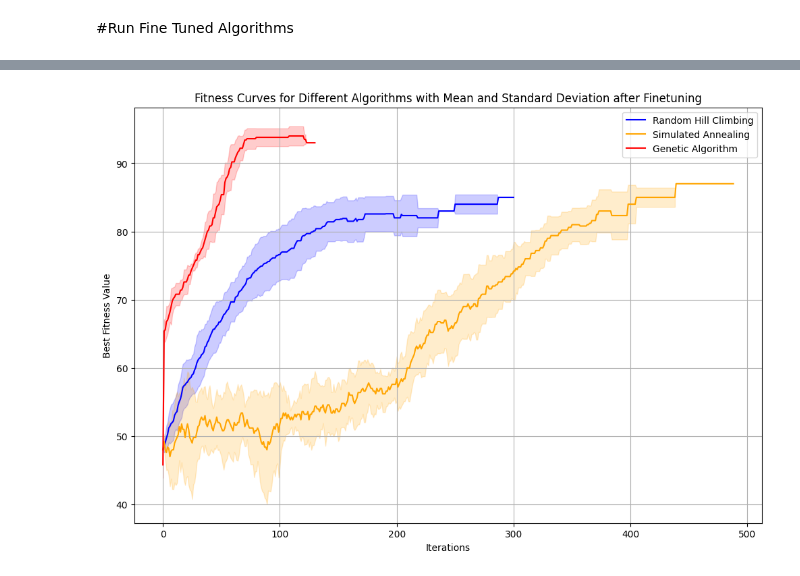
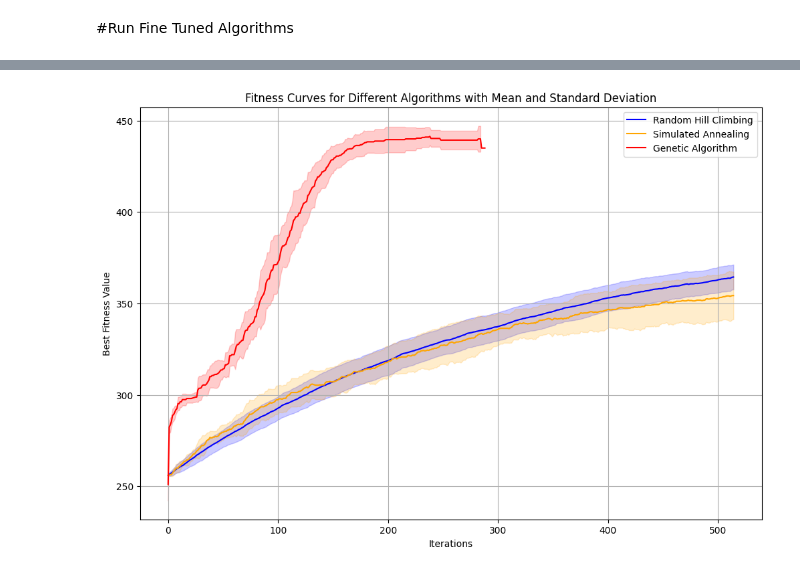
Before and after one commit to ankitrahejagatech/7641HW2, a Jupyter notebook: flipflopHW2.ipynb, the cells around one changed output, grey strips where cells are left out. Drawn from its saved outputs; the diff is of its cells as text; code cells hidden in the pictures.

```diff
--- a/flipflopHW2.ipynb
+++ b/flipflopHW2.ipynb
@@ -418,7 +335,7 @@ combined_ga_run_curves = pd.concat([res[1] for res in ga_results])
 #Run Fine Tuned Algorithms
 # %%
 fitness = mlrose.FlipFlop()
-state = 100
+state = 200
 
 # Function to run optimization algorithms on a given problem
 def finetuned_run_optimizations(problem_length, state):
@@ -444,7 +361,7 @@ def finetuned_run_optimizations(problem_length, state):
                                                                                   max_iters=best_sa_stats['max_iters'],
                                                                                   init_state=init_state_var,
                                                                                   curve=True,
-                                                                                  schedule = mlrose.ExpDecay(init_temp=best_initial_temparature) ,
+                                                                                  schedule = mlrose.ArithDecay(init_temp=best_initial_temparature) ,
                                                                                   random_state=state)
     sa_time = time.time() - start_time
 
@@ -549,5 +466,5 @@ plt.show()
 # %%
-seeds = [42, 43, 44, 45, 46]
+seeds = [42, 43, 44,45,46]
 fitness = mlrose.FlipFlop()
 
 # Function to initialize problem
@@ -563,7 +480,7 @@ def run_rhc(problem, init_state_var):
                             experiment_name="RHC_FlipFlop",
                             output_directory="./RHC_Optimization",
                             seed=state,
-                            iteration_list=[best_rhc_stats['max_iters']],
+                            iteration_list=[514],
                             restart_list=[best_rhc_stats['Restarts']],
                             max_attempts=50,
                             generate_curves=True,
@@ -579,11 +496,13 @@ def run_sa(problem, init_state_var):
                                     experiment_name="SA_FlipFlop",
                                     output_directory="./SA_Optimization",
                                     seed=state,
-                                    iteration_list=[best_sa_stats['max_iters']],
-                                    temperature_list=[best_sa_stats['schedule_init_temp']],
+                                    # iteration_list=[best_sa_stats['max_iters']],
+                                    iteration_list=[514],
+                                    #temperature_list=[best_sa_stats['schedule_init_temp']],
+                                    temperature_list = [mlrose.ArithDecay(init_temp=t, decay=d) for (t, d) in [(1, 0.0001), (1, 0.9)]],
                                     restart_list=best_sa_stats['restart_list'],
-                                    decay_list=[mlrose.GeomDecay],
-                                    max_attempts=10,
+                                    #decay_list=[mlrose.GeomDecay],
+                                    max_attempts=50,
                                     generate_curves=True,
                                     init_state=init_state_var)
         sa_run_stats, sa_run_curves = sa.run()
@@ -597,17 +516,18 @@ def run_ga(problem, init_state_var):
                             experiment_name="GA_FlipFlop",
                             output_directory="./GA_Optimization",
                             seed=state,
-                            iteration_list=[1000],
+                            iteration_list=[514],
                              population_sizes=[300],
-                             mutation_rates=[0.3],
+                             mutation_rates=[0.2],
                              max_attempts=50,
                              generate_curves=True,
-                             init_state=init_state_var)
+                             init_state=init_state_var
+                             )
         ga_run_stats, ga_run_curves = ga.run()
         ga_results.append((ga_run_stats, ga_run_curves))
     return ga_results
 
-problem_length = 100
+problem_length = 500
 problem_length, init_state_var = initialize(problem_length)
 problem = mlrose.DiscreteOpt(length=problem_length, fitness_fn=fitness, maximize=True, max_val=2)
 
@@ -653,35 +573,35 @@ combined_ga_stats, combined_ga_curves = combine_results(ga_results)
 # # Convert the list of new rows to a DataFrame
 # new_rows_df = pd.DataFrame(new_rows)
 
 # # Concatenate the new rows with the original DataFrame
 # combined_ga_curves = pd.concat([combined_ga_curves, new_rows_df], ignore_index=True)
 
 
 
 # Plot results for fitness curves with mean and standard deviation
 def plot_fitness_curves(combined_curves, algorithm_name, color):
     iterations = sorted(combined_curves['Iteration'].unique())
     mean_fitness = [combined_curves[combined_curves['Iteration'] == i]['Fitness'].mean() for i in iterations]
     std_fitness = [combined_curves[combined_curves['Iteration'] == i]['Fitness'].std() for i in iterations]
 
     plt.plot(iterations, mean_fitness, label=f'{algorithm_name}', color=color)
     plt.fill_between(iterations, np.array(mean_fitness) - np.array(std_fitness),
                      np.array(mean_fitness) + np.array(std_fitness), color=color, alpha=0.2)
 
 plt.figure(figsize=(12, 8))
 plot_fitness_curves(combined_rhc_curves, 'Random Hill Climbing', 'blue')
 plot_fitness_curves(combined_sa_curves, 'Simulated Annealing', 'orange')
 plot_fitness_curves(combined_ga_curves, 'Genetic Algorithm', 'red')
 
 plt.xlabel('Iterations')
 plt.ylabel('Best Fitness Value')
-plt.title('Fitness Curves for Different Algorithms with Mean and Standard Deviation after Finetuning')
+plt.title('Fitness Curves for Different Algorithms with Mean and Standard Deviation')
 plt.legend()
 plt.grid(True)
 plt.savefig('FitnessCurvesWithMeanAndStd', dpi=300)
 plt.show()
 # %% [output]
-[figure, old version]
+[figure, new version]
 # %%
 def initialize(problem_length):
     init_state = np.random.randint(2, size=problem_length)
```
Also changed, not shown: parts of 5 cells of this notebook, 46 other files.
